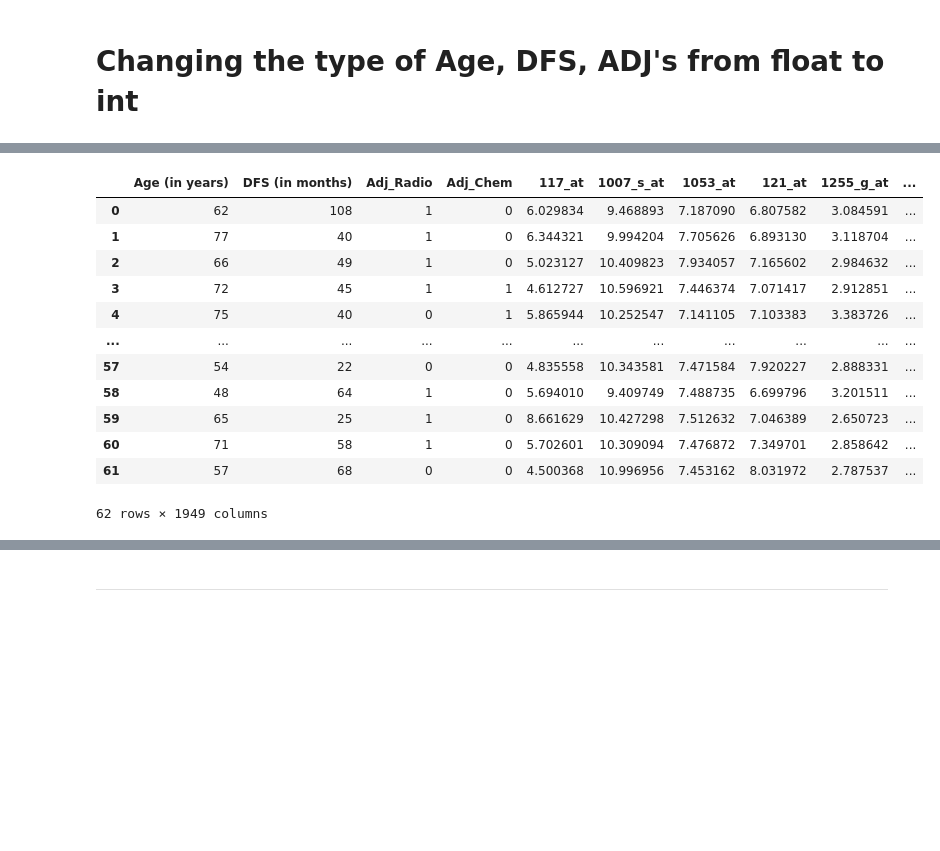
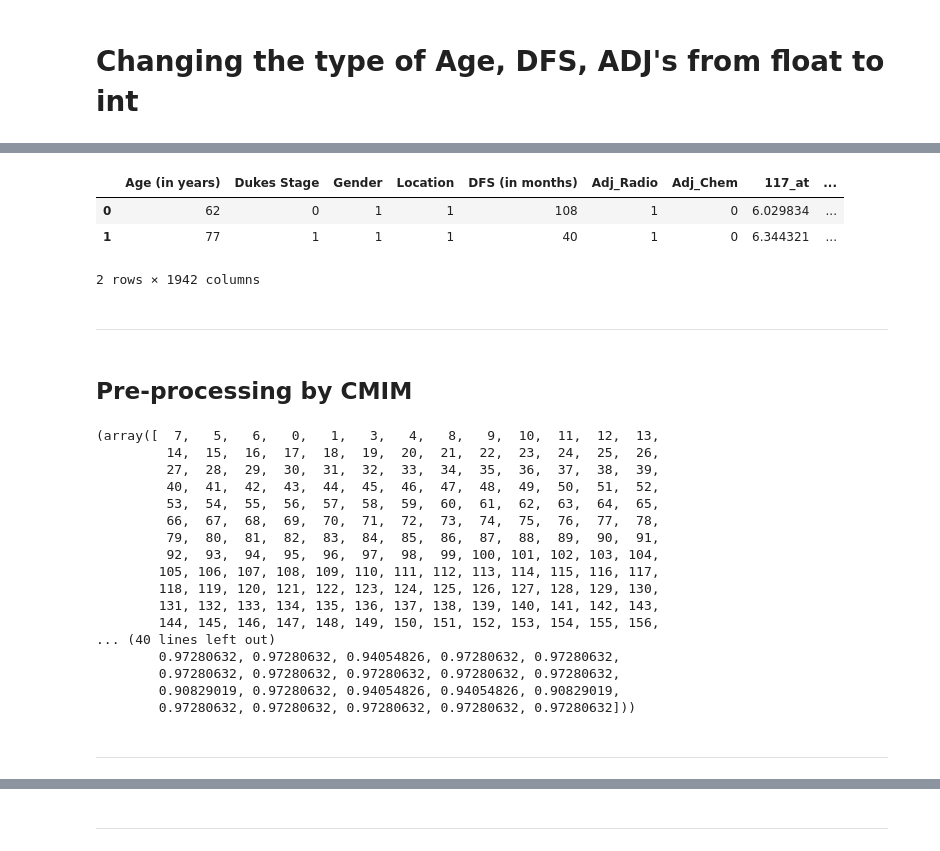
Before and after one commit to Sarath191181208/HybridFeatureSubsetSelectionUsingBGA, a Jupyter notebook: main.ipynb, the cells around one changed output, grey strips where cells are left out. Saved outputs shown, nothing was run; the diff lists cells and outputs as text; code cells hidden in the pictures; blank space fills up the shorter version.

```diff
--- a/main.ipynb
+++ b/main.ipynb
@@ -50,0 +32,13 @@ df_processed
+# %%
+Label_Encoders = {
+    "Dukes Stage":None,
+    "Gender": None,
+    "Location": None
+}
+# use encoders[i].inverse_transform([data]) to get labels back
+for label in Label_Encoders.keys():
+    Label_Encoders[label] = LabelEncoder()
+    transformed = Label_Encoders[label].fit_transform(df[label])
+    df[label] = transformed
+
+df.head(1)
@@ -60,6 +64,6 @@ labels = [
 ]
 
 for label in labels :
-    df_processed[label] = df_processed[label].astype(int)
-df_processed
+    df[label] = df[label].astype(int)
+df
 # %% [output]
@@ -95,21 +90,17 @@ Name: DFS event, Length: 62, dtype: int32
 # %%
 drop_labels = [
    "DFS event",
    "ID_REF"
 ]
-X = df_processed.drop(drop_labels, axis = 1)
-X
+X = df.drop(drop_labels, axis = 1)
+x_labels = X.columns
+X.head(2)
 # %% [output]
-|  | Age (in years) | DFS (in months) | Adj_Radio | Adj_Chem | 117_at | 1007_s_at | 1053_at | 121_at | 1255_g_at | ... |
-| 0 | 62 | 108 | 1 | 0 | 6.029834 | 9.468893 | 7.187090 | 6.807582 | 3.084591 | ... |
-| 1 | 77 | 40 | 1 | 0 | 6.344321 | 9.994204 | 7.705626 | 6.893130 | 3.118704 | ... |
-| 2 | 66 | 49 | 1 | 0 | 5.023127 | 10.409823 | 7.934057 | 7.165602 | 2.984632 | ... |
-| 3 | 72 | 45 | 1 | 1 | 4.612727 | 10.596921 | 7.446374 | 7.071417 | 2.912851 | ... |
-| 4 | 75 | 40 | 0 | 1 | 5.865944 | 10.252547 | 7.141105 | 7.103383 | 3.383726 | ... |
-| ... | ... | ... | ... | ... | ... | ... | ... | ... | ... | ... |
-| 57 | 54 | 22 | 0 | 0 | 4.835558 | 10.343581 | 7.471584 | 7.920227 | 2.888331 | ... |
-| 58 | 48 | 64 | 1 | 0 | 5.694010 | 9.409749 | 7.488735 | 6.699796 | 3.201511 | ... |
-| 59 | 65 | 25 | 1 | 0 | 8.661629 | 10.427298 | 7.512632 | 7.046389 | 2.650723 | ... |
-| 60 | 71 | 58 | 1 | 0 | 5.702601 | 10.309094 | 7.476872 | 7.349701 | 2.858642 | ... |
-| 61 | 57 | 68 | 0 | 0 | 4.500368 | 10.996956 | 7.453162 | 8.031972 | 2.787537 | ... |
+|  | Age (in years) | Dukes Stage | Gender | Location | DFS (in months) | Adj_Radio | Adj_Chem | 117_at | ... |
+| 0 | 62 | 0 | 1 | 1 | 108 | 1 | 0 | 6.029834 | ... |
+| 1 | 77 | 1 | 1 | 1 | 40 | 1 | 0 | 6.344321 | ... |
-62 rows × 1949 columns
+2 rows × 1942 columns
+# %% [markdown]
+<hr style="opacity: 0.5">
+# %% [markdown]
+## Pre-processing by CMIM
@@ -115,0 +114,36 @@ X
+# %%
+#---------- Testing ------------------------
+# x_data = [
+#     "Dukes Stage",
+#     "Gender",
+#     "Location",
+#     "117_at"
+# ]
+# X = df[x_data]
+# x_labels = X.columns
+# Y = df["DFS event"]
+#--------------------------------------------
+# CMIM is a custom function which takes two numpy arrays as arguments.
+# It gives the mutual_information between the predictor and determine variable.
+features_indices, objective_value, mutual_information = cmim(X.to_numpy(), Y.to_numpy(), n_selected_features=200)
+features_indices,mutual_information
+# %% [output]
+(array([  7,   5,   6,   0,   1,   3,   4,   8,   9,  10,  11,  12,  13,
+         14,  15,  16,  17,  18,  19,  20,  21,  22,  23,  24,  25,  26,
+         27,  28,  29,  30,  31,  32,  33,  34,  35,  36,  37,  38,  39,
+         40,  41,  42,  43,  44,  45,  46,  47,  48,  49,  50,  51,  52,
+         53,  54,  55,  56,  57,  58,  59,  60,  61,  62,  63,  64,  65,
+         66,  67,  68,  69,  70,  71,  72,  73,  74,  75,  76,  77,  78,
+         79,  80,  81,  82,  83,  84,  85,  86,  87,  88,  89,  90,  91,
+         92,  93,  94,  95,  96,  97,  98,  99, 100, 101, 102, 103, 104,
+        105, 106, 107, 108, 109, 110, 111, 112, 113, 114, 115, 116, 117,
+        118, 119, 120, 121, 122, 123, 124, 125, 126, 127, 128, 129, 130,
+        131, 132, 133, 134, 135, 136, 137, 138, 139, 140, 141, 142, 143,
+        144, 145, 146, 147, 148, 149, 150, 151, 152, 153, 154, 155, 156,
+... (40 lines left out)
+        0.97280632, 0.97280632, 0.94054826, 0.97280632, 0.97280632,
+        0.97280632, 0.97280632, 0.97280632, 0.97280632, 0.97280632,
+        0.90829019, 0.97280632, 0.94054826, 0.94054826, 0.90829019,
+        0.97280632, 0.97280632, 0.97280632, 0.97280632, 0.97280632]))
+# %% [markdown]
+<hr style="opacity: 0.5">
```
Also changed, not shown: parts of 40 cells of this notebook, 9 other files.
